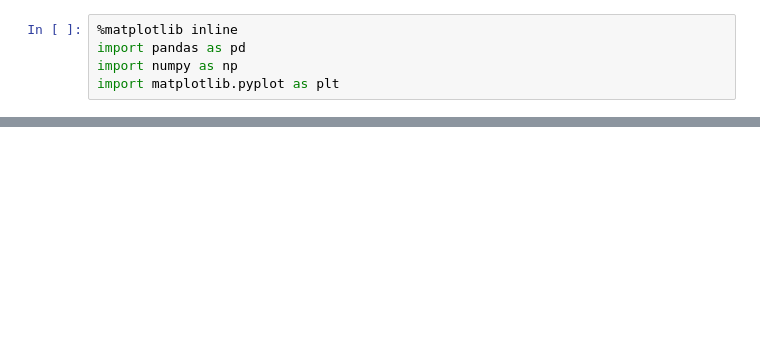
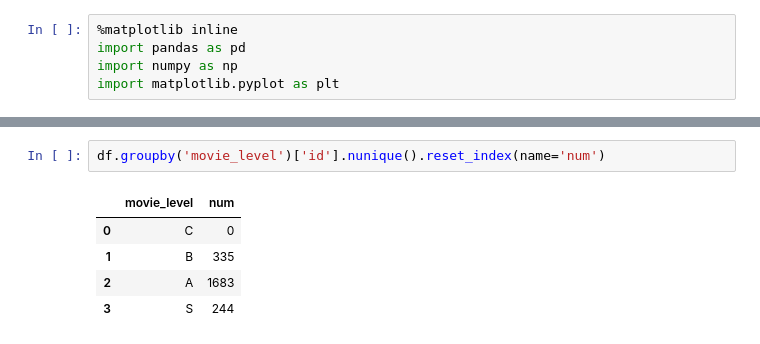
Before and after one commit to smartpigling/IndAnas, a Jupyter notebook: Analyzer/douban_movie_analysis.ipynb, the cells around one changed output, grey strips where cells are left out. Drawn from its saved outputs; the diff is of its cells as text; blank space fills up the shorter version.

```diff
--- a/Analyzer/douban_movie_analysis.ipynb
+++ b/Analyzer/douban_movie_analysis.ipynb
@@ -27,0 +72,8 @@ df
+# %%
+df.groupby('movie_level')['id'].nunique().reset_index(name='num')
+# %% [output]
+|  | movie_level | num |
+| 0 | C | 0 |
+| 1 | B | 335 |
+| 2 | A | 1683 |
+| 3 | S | 244 |
```
Also changed, not shown: parts of 6 cells of this notebook, 30 other files.
